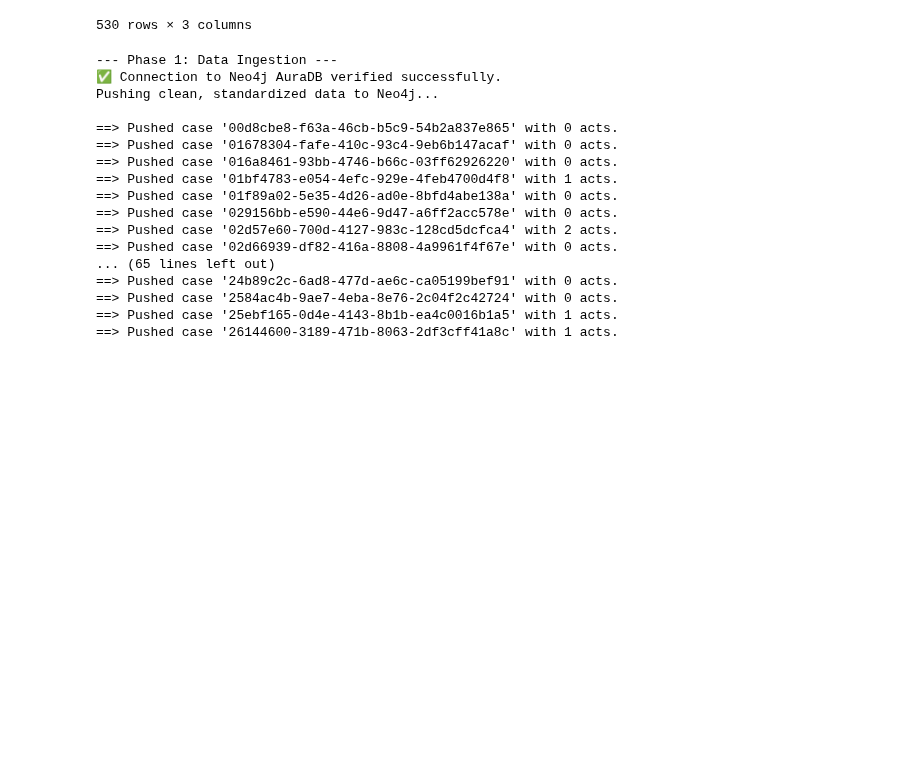
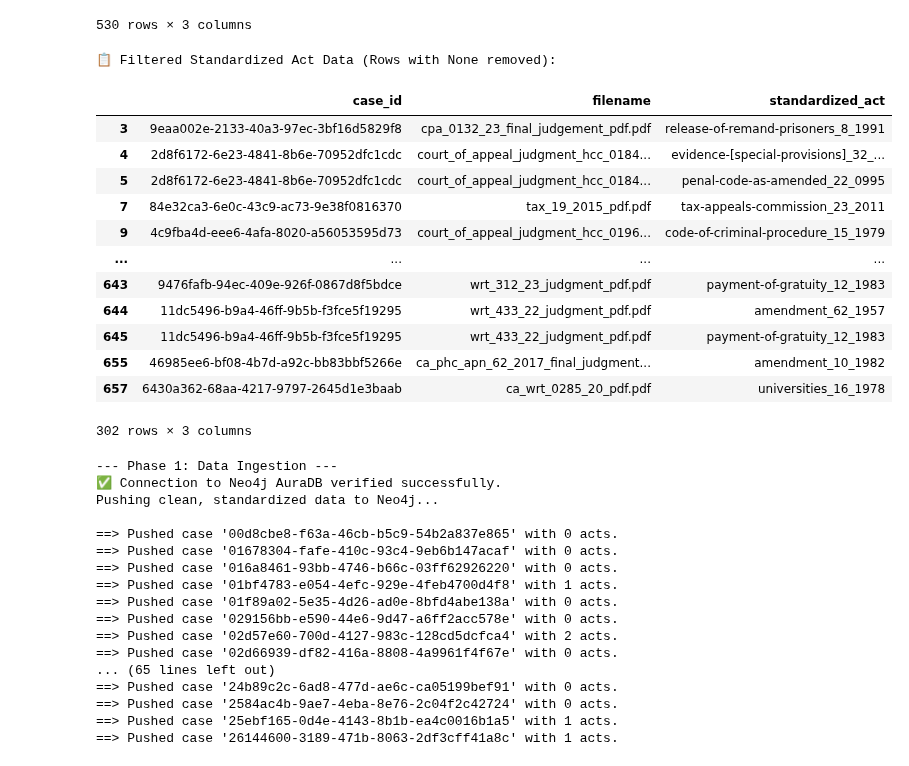
Before and after one commit to HackElite-FYP/Legal-Research-Platform-Core, a Jupyter notebook: cases, acts reference.ipynb, the cells around one changed output. Saved outputs shown, nothing was run; the diff lists cells and outputs as text; code cells hidden in the pictures; blank space fills up the shorter version.

```diff
--- a/cases, acts reference.ipynb
+++ b/cases, acts reference.ipynb
@@ -292,6 +314,28 @@ Standardizing extracted acts into the final format...
 | 528 | fddb7e21-d879-46cf-b199-ed7303f03cf5 | [None] | ca_hcc_0255_256_18_pdf.pdf |
 | 529 | feef7510-85d1-4008-90cd-d1bf610c3f1d | [None] | wrt_0319_17_edited_1_pdf.pdf |
 530 rows × 3 columns
+# %%
+# Filter out rows where 'standardized_act' is None
+filtered_df = final_df[final_df['standardized_act'].notna()]
+
+# Display the filtered DataFrame
+print("\n📋 Filtered Standardized Act Data (Rows with None removed):")
+display(filtered_df)
+# %% [output]
+📋 Filtered Standardized Act Data (Rows with None removed):
+|  | case_id | filename | standardized_act |
+| 3 | 9eaa002e-2133-40a3-97ec-3bf16d5829f8 | cpa_0132_23_final_judgement_pdf.pdf | release-of-remand-prisoners_8_1991 |
+| 4 | 2d8f6172-6e23-4841-8b6e-70952dfc1cdc | court_of_appeal_judgment_hcc_0184... | evidence-[special-provisions]_32_... |
+| 5 | 2d8f6172-6e23-4841-8b6e-70952dfc1cdc | court_of_appeal_judgment_hcc_0184... | penal-code-as-amended_22_0995 |
+| 7 | 84e32ca3-6e0c-43c9-ac73-9e38f0816370 | tax_19_2015_pdf.pdf | tax-appeals-commission_23_2011 |
+| 9 | 4c9fba4d-eee6-4afa-8020-a56053595d73 | court_of_appeal_judgment_hcc_0196... | code-of-criminal-procedure_15_1979 |
+| ... | ... | ... | ... |
+| 643 | 9476fafb-94ec-409e-926f-0867d8f5bdce | wrt_312_23_judgment_pdf.pdf | payment-of-gratuity_12_1983 |
+| 644 | 11dc5496-b9a4-46ff-9b5b-f3fce5f19295 | wrt_433_22_judgment_pdf.pdf | amendment_62_1957 |
+| 645 | 11dc5496-b9a4-46ff-9b5b-f3fce5f19295 | wrt_433_22_judgment_pdf.pdf | payment-of-gratuity_12_1983 |
+| 655 | 46985ee6-bf08-4b7d-a92c-bb83bbf5266e | ca_phc_apn_62_2017_final_judgment... | amendment_10_1982 |
+| 657 | 6430a362-68aa-4217-9797-2645d1e3baab | ca_wrt_0285_20_pdf.pdf | universities_16_1978 |
+302 rows × 3 columns
 # %%
 # 🧠 Neo4j Connector Class
 
```
Also changed, not shown: parts of 2 cells of this notebook.
